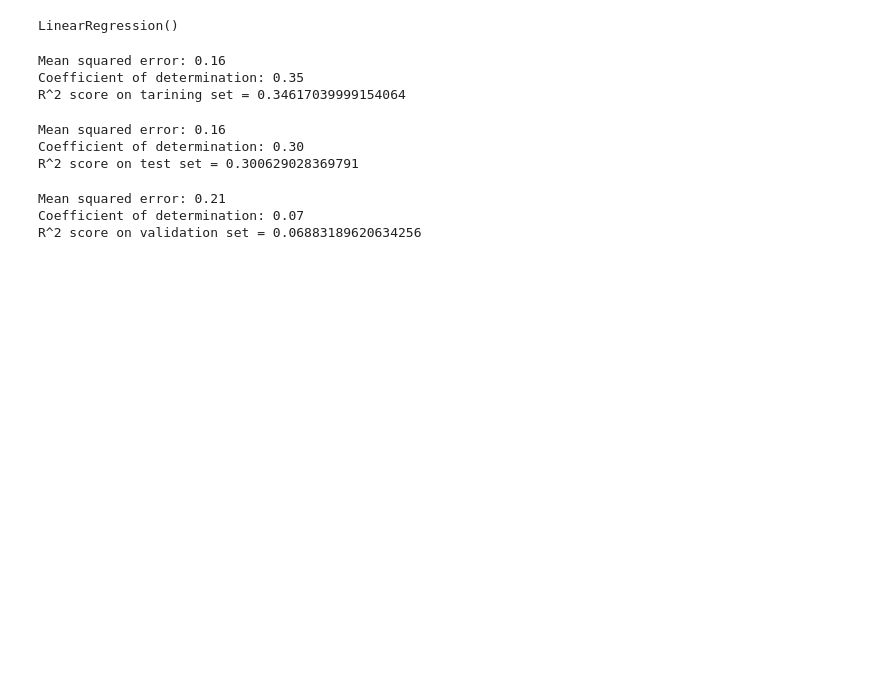
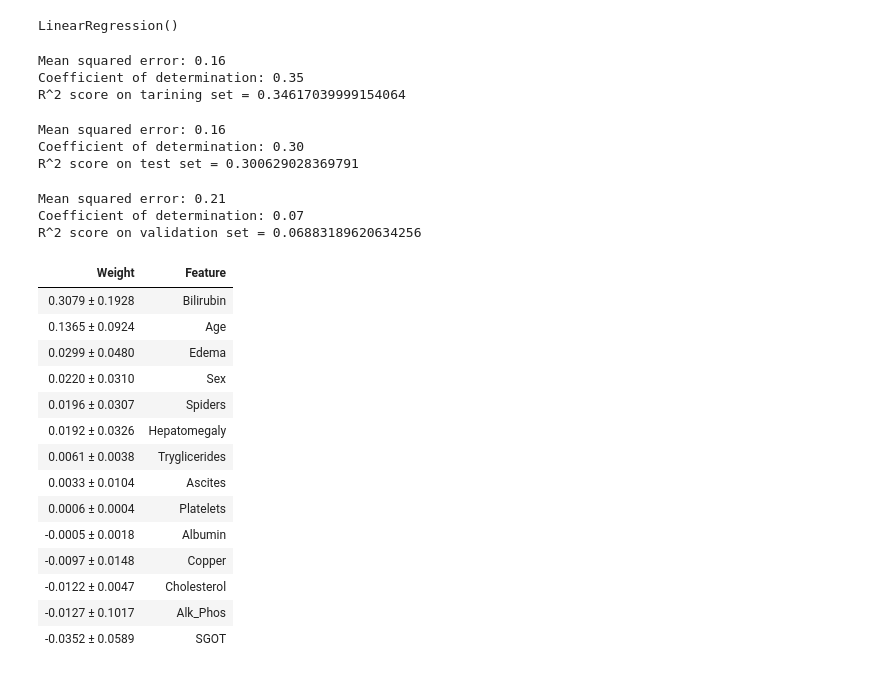
Before and after one commit to sanalpillai/ML-Data-Cleaning-and-Feature-Selection, a Jupyter notebook: ML_Data_Cleaning_and_Feature_Selection.ipynb, the cells around one changed output. Cells and saved outputs as stored; diff of their text form; code cells hidden in the pictures; blank space fills up the shorter version.

Commit message:
Understanding important features

```diff
--- a/ML_Data_Cleaning_and_Feature_Selection.ipynb
+++ b/ML_Data_Cleaning_and_Feature_Selection.ipynb
@@ -448,3 +448,26 @@ print("R^2 score on validation set =", r2_val)
 Mean squared error: 0.21
 Coefficient of determination: 0.07
 R^2 score on validation set = 0.06883189620634256
+# %%
+# Understanding the important features
+import eli5
+from eli5.sklearn import PermutationImportance
+
+perm = PermutationImportance(regr, random_state=1).fit(X_test, y_test)
+eli5.show_weights(perm, feature_names=X_test.columns.tolist())
+# %% [output]
+| Weight | Feature |
+| 0.3079 ± 0.1928 | Bilirubin |
+| 0.1365 ± 0.0924 | Age |
+| 0.0299 ± 0.0480 | Edema |
+| 0.0220 ± 0.0310 | Sex |
+| 0.0196 ± 0.0307 | Spiders |
+| 0.0192 ± 0.0326 | Hepatomegaly |
+| 0.0061 ± 0.0038 | Tryglicerides |
+| 0.0033 ± 0.0104 | Ascites |
+| 0.0006 ± 0.0004 | Platelets |
+| -0.0005 ± 0.0018 | Albumin |
+| -0.0097 ± 0.0148 | Copper |
+| -0.0122 ± 0.0047 | Cholesterol |
+| -0.0127 ± 0.1017 | Alk_Phos |
+| -0.0352 ± 0.0589 | SGOT |
```
